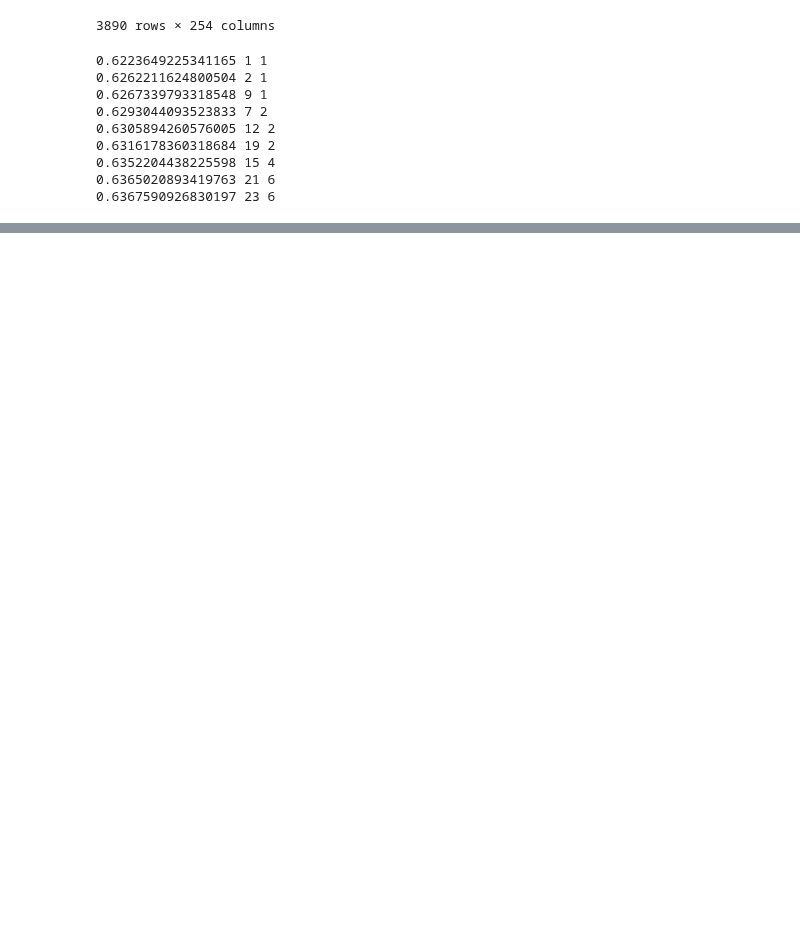
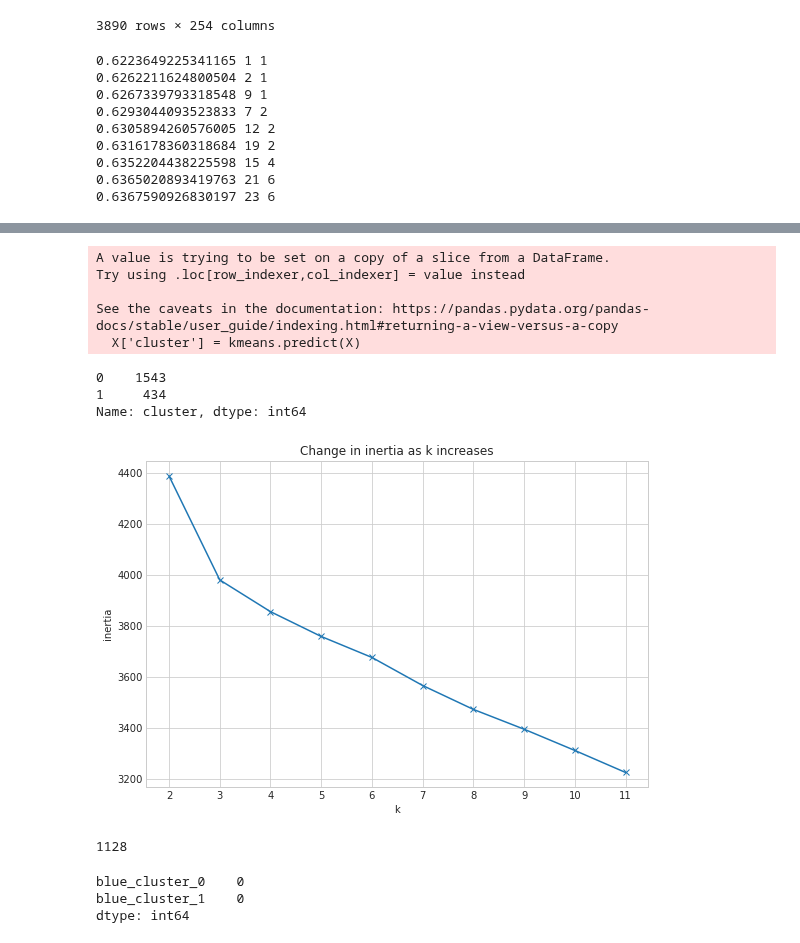
Before and after one commit to codeup-germain/Esports-Analysis, a Jupyter notebook: chavez/Clustering Part 2.ipynb, the cells around one changed output, grey strips where cells are left out. Cells and saved outputs as stored; diff of their text form; code cells hidden in the pictures; blank space fills up the shorter version.

```diff
--- a/chavez/Clustering Part 2.ipynb
+++ b/chavez/Clustering Part 2.ipynb
@@ -1310,0 +1537,6 @@ for leaf in range(1, 25):
+# %%
+test = test.drop(columns=to_drop)
+# %%
+columns_to_scale = list(train.drop(columns=['winningTeam']).columns)
+# %%
+train, test = add_scaled_columns(train, test, MinMaxScaler(), columns_to_scale)
@@ -1310,0 +1559,45 @@ for leaf in range(1, 25):
+# %%
+def clusters(features, train, n):
+    '''
+    Where X are the features and train is Well...Train
+    '''
+    # Creating X passing in the desired features
+    X = train[features]
+
+    #define the thing
+    kmeans = KMeans(n_clusters=n, random_state=1349)
+
+    # fit the thing
+    kmeans.fit(X)
+
+    # Use (predict using) the thing
+    kmeans.predict(X)
+
+    # make a new column names cluster in iris and X_scaled dataframe
+    df = pd.DataFrame()
+    df['cluster'] = kmeans.predict(X)
+
+    X['cluster'] = kmeans.predict(X)
+    print(X.cluster.value_counts())
+    with plt.style.context('seaborn-whitegrid'):
+        plt.figure(figsize=(9, 6))
+        pd.Series({k: KMeans(k).fit(X).inertia_ for k in range(2, 12)}).plot(marker='x')
+        plt.xticks(range(2, 12))
+        plt.xlabel('k')
+        plt.ylabel('inertia')
+        plt.title('Change in inertia as k increases')
+
+
+    return df
+# %%
+df = clusters(features, train, 2)
+# %% [output]
+A value is trying to be set on a copy of a slice from a DataFrame.
+Try using .loc[row_indexer,col_indexer] = value instead
+
+See the caveats in the documentation: https://pandas.pydata.org/pandas-docs/stable/user_guide/indexing.html#returning-a-view-versus-a-copy
+  X['cluster'] = kmeans.predict(X)
+0    1543
+1     434
+Name: cluster, dtype: int64
+[figure, added]
@@ -1310,0 +1613,10 @@ for leaf in range(1, 25):
+# %%
+train['winningTeam'].isna().sum()
+# %% [output]
+1128
+# %%
+train[['blue_cluster_0', 'blue_cluster_1']]
+# %% [output]
+blue_cluster_0    0
+blue_cluster_1    0
+dtype: int64
```
Also changed, not shown: parts of 24 cells of this notebook, 4 other files.
